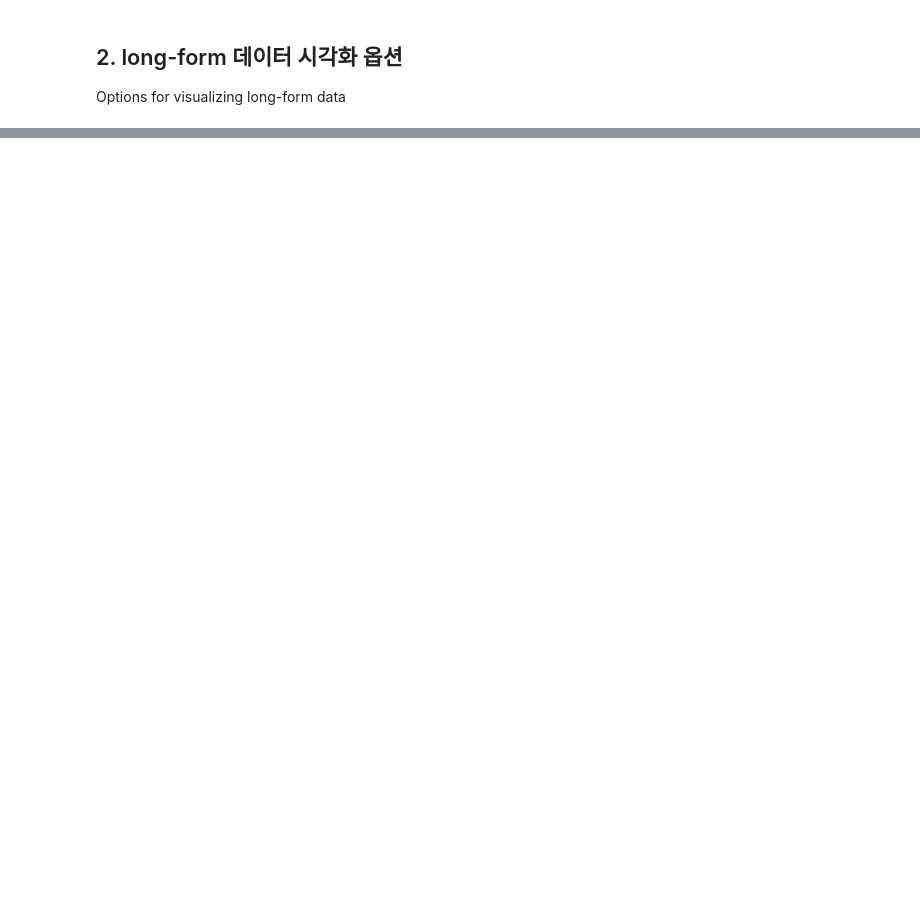
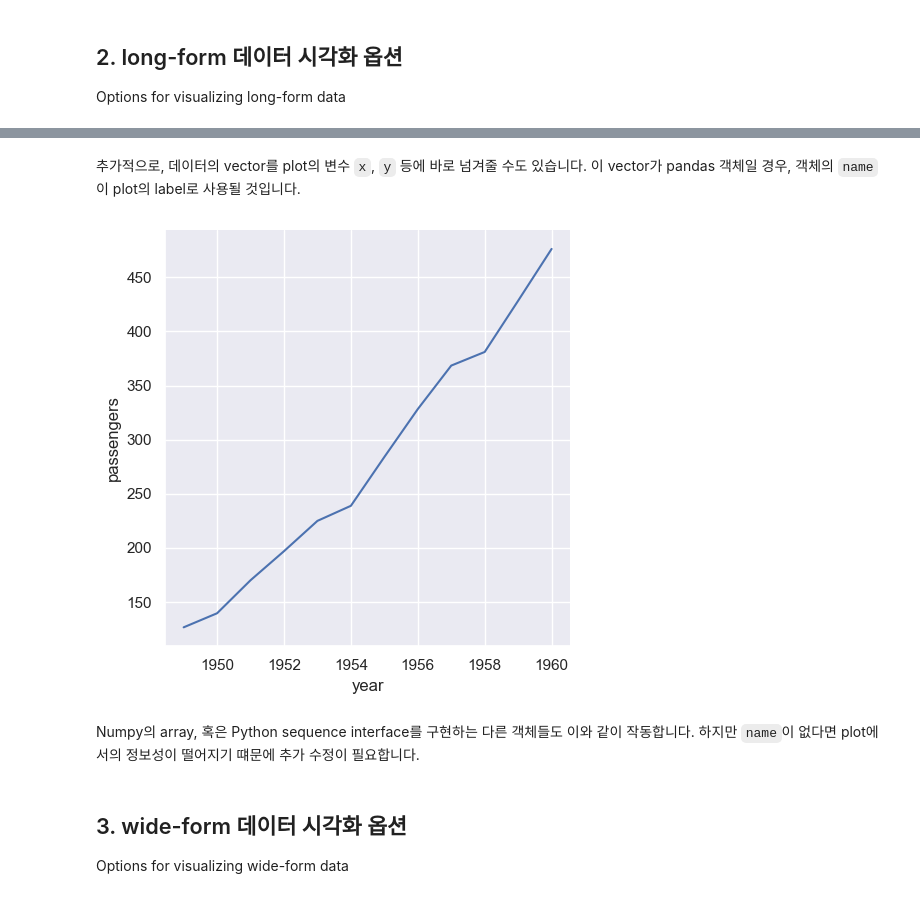
Before and after one commit to kjmn1105/Seaborn-Tuorial, a Jupyter notebook: 3_API Overwiew (2).ipynb, the cells around one changed output, grey strips where cells are left out. Cells and saved outputs as stored; diff of their text form; code cells hidden in the pictures; blank space fills up the shorter version.

```diff
--- a/3_API Overwiew (2).ipynb
+++ b/3_API Overwiew (2).ipynb
@@ -190,0 +224,13 @@ While long-form data has a precise definition, seaborn is fairly flexible in ter
+# %% [markdown]
+추가적으로, 데이터의 vector를 plot의 변수 `x`, `y` 등에 바로 넘겨줄 수도 있습니다. 이 vector가 pandas 객체일 경우, 객체의 `name`이 plot의 label로 사용될 것입니다.
+# %%
+year = flights_avg.index
+passengers = flights_avg['passengers']
+sns.relplot(x=year, y=passengers, kind='line');
+# %% [output]
+[figure, added]
+# %% [markdown]
+Numpy의 array, 혹은 Python sequence interface를 구현하는 다른 객체들도 이와 같이 작동합니다. 하지만 `name`이 없다면 plot에서의 정보성이 떨어지기 떄문에 추가 수정이 필요합니다.
+# %% [markdown]
+## 3. wide-form 데이터 시각화 옵션
+Options for visualizing wide-form data
```
Also changed, not shown: parts of 11 cells of this notebook.
